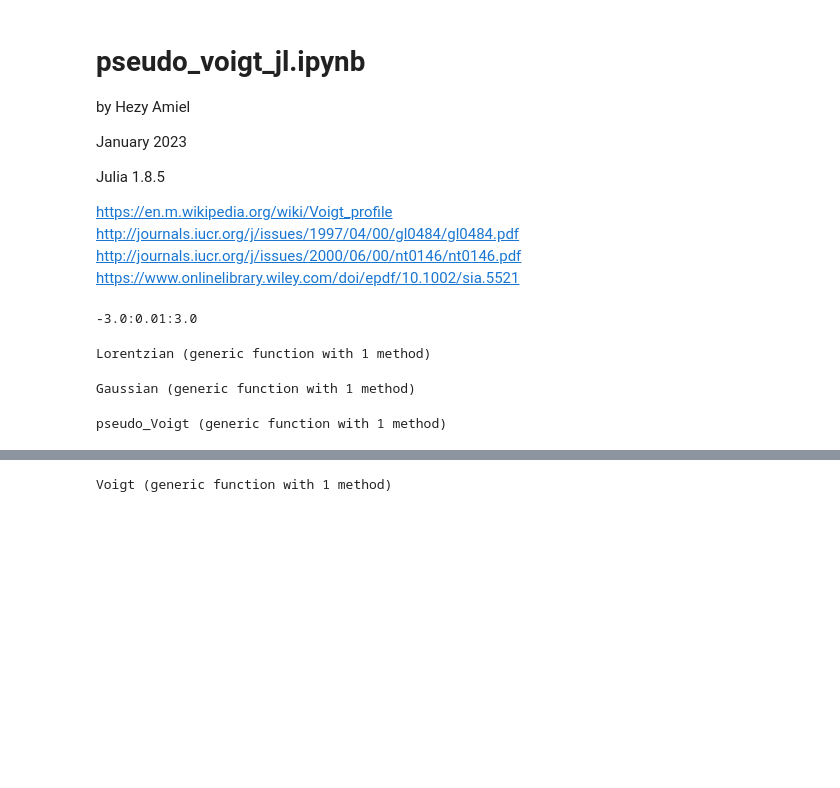
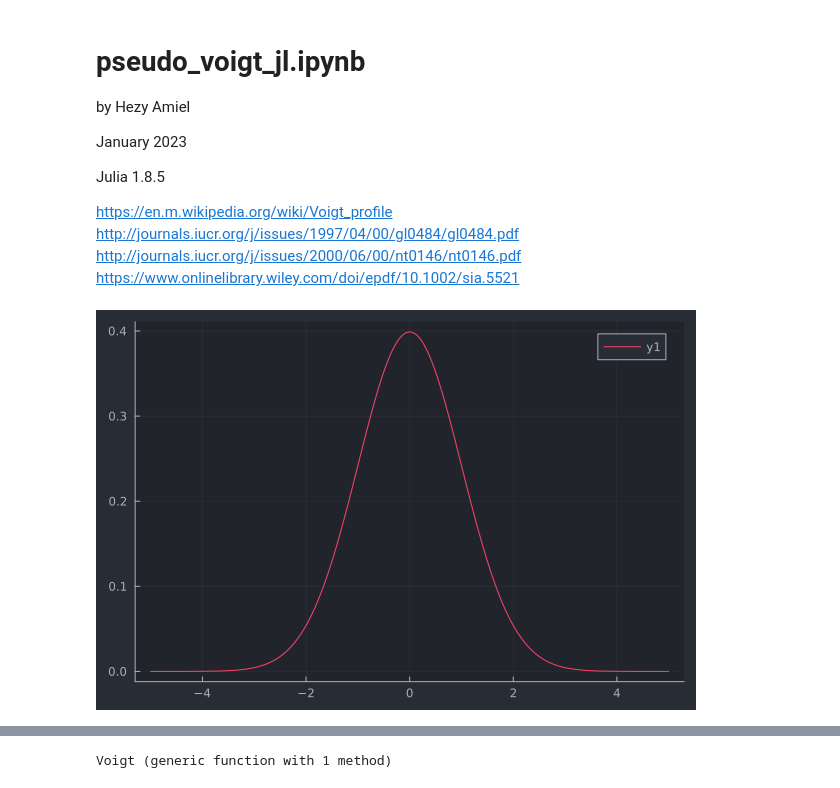
Before and after one commit to hezy/XRD_simple, a Jupyter notebook: pseudo_voigt_2_jl.ipynb, the cells around one changed output, grey strips where cells are left out. Cells and saved outputs as stored; diff of their text form; code cells hidden in the pictures; blank space fills up the shorter version.

Commit message:
pseudo voigt 2

```diff
--- a/pseudo_voigt_2_jl.ipynb
+++ b/pseudo_voigt_2_jl.ipynb
@@ -13,28 +13,9 @@ http://journals.iucr.org/j/issues/2000/06/00/nt0146/nt0146.pdf
 https://www.onlinelibrary.wiley.com/doi/epdf/10.1002/sia.5521
 # %%
 using Plots, Distributions, SpecialFunctions
-# %%
-x = range(start = -3, stop = 3, step = 0.01)
-# %% [output]
--3.0:0.01:3.0
-# %%
-function Lorentzian(x, fwhm)
-    γ = fwhm / 2
-    return @. (γ / pi) / (x^2 + γ^2)
-    # return Cauchy(x, γ)
-end
-# %% [output]
-Lorentzian (generic function with 1 method)
-# %%
-function Gaussian(x, fwhm)
-    σ = fwhm / (2√(2log(2)))
-    return @. 1 / √(2π) / σ * exp(-x^2 / 2σ^2)
-end
-# %% [output]
-Gaussian (generic function with 1 method)
-# %%
-function pseudo_Voigt(x, fwhm, n)
-    return n * Lorentzian(x, fwhm) + (1 - n) * Gaussian(x, fwhm)
-end
-# %% [output]
-pseudo_Voigt (generic function with 1 method)
+# %%
+G = Normal(0,1)
+
+plot(x->pdf(G, x))
+# %% [output]
+[figure, added]
```
Also changed, not shown: parts of 4 cells of this notebook, 1 other file.
